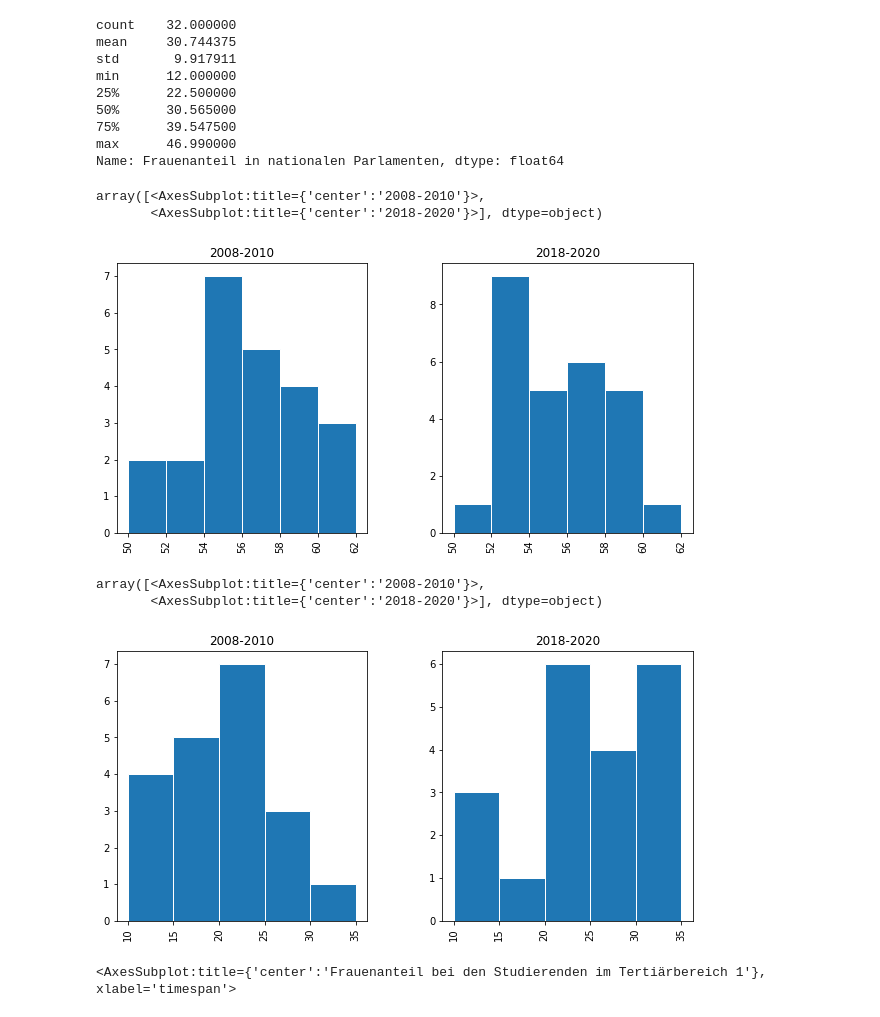
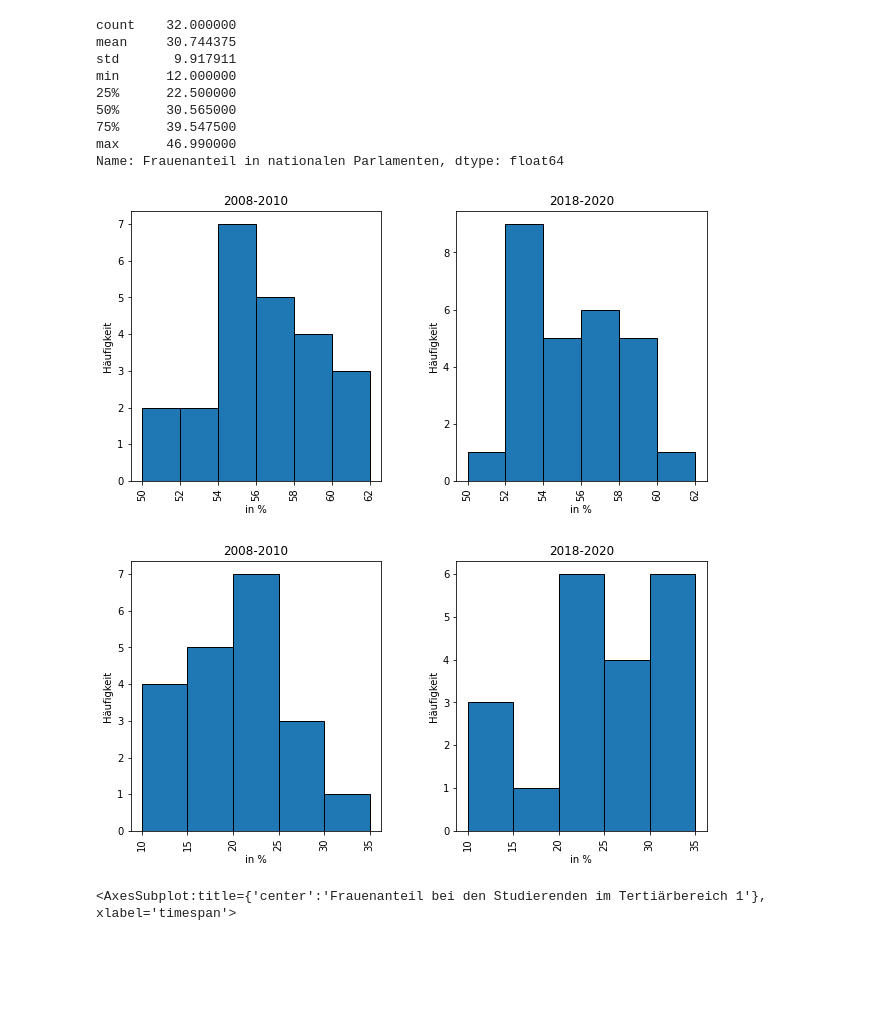
Before and after one commit to michaelbeutler/bbzbl-idaf-data-analysis, a Jupyter notebook: idaf.ipynb, the cells around one changed output. Saved outputs shown, nothing was run; the diff lists cells and outputs as text; code cells hidden in the pictures; blank space fills up the shorter version.

```diff
--- a/idaf.ipynb
+++ b/idaf.ipynb
@@ -14,6 +19,12 @@ df2018to2020 = pd.read_csv('./data/data_2018-2020.csv',
 
 # Combine
 df = pd.concat([df2008to2010, df2018to2020])
+# %%
+# Helpers
+def format_hist(hist):
+    for ax in hist.flatten():
+        ax.set_xlabel("in %")
+        ax.set_ylabel("Häufigkeit")
 # %%
 # Describe
 df2008to2010['Frauenanteil bei den Studierenden im Tertiärbereich 1'].describe(
@@ -73,27 +84,27 @@ Name: Frauenanteil in nationalen Parlamenten, dtype: float64
 # %%
 # Print hist for Frauenanteil bei den Studierenden im Tertiärbereich 1 2008-2010, 2018-2020
 bins = np.arange(start=50, stop=64, step=2)
-df.hist(column='Frauenanteil bei den Studierenden im Tertiärbereich 1',
-        figsize=[10, 5],
-        by='timespan',
-        bins=bins,
-        edgecolor='w')
+hist = df.hist(column='Frauenanteil bei den Studierenden im Tertiärbereich 1',
+               figsize=[10, 5],
+               by='timespan',
+               bins=bins,
+               edgecolor='black')
+
+format_hist(hist)
 # %% [output]
-array([<AxesSubplot:title={'center':'2008-2010'}>,
-       <AxesSubplot:title={'center':'2018-2020'}>], dtype=object)
-[figure, old version]
+[figure, new version]
 # %%
 # Print hist for Frauenanteil in nationalen Parlamenten 2008-2010, 2018-2020
 bins = np.arange(start=10, stop=40, step=5)
-df.hist(column='Frauenanteil in nationalen Parlamenten',
-        figsize=[10, 5],
-        by='timespan',
-        bins=bins,
-        edgecolor='w')
+hist = df.hist(column='Frauenanteil in nationalen Parlamenten',
+               figsize=[10, 5],
+               by='timespan',
+               bins=bins,
+               edgecolor='black')
+
+format_hist(hist)
 # %% [output]
-array([<AxesSubplot:title={'center':'2008-2010'}>,
-       <AxesSubplot:title={'center':'2018-2020'}>], dtype=object)
-[figure, old version]
+[figure, new version]
 # %%
 # Print boxplot
 df.boxplot(by='timespan',
```
Also changed, not shown: parts of 2 cells of this notebook, 1 other file.
